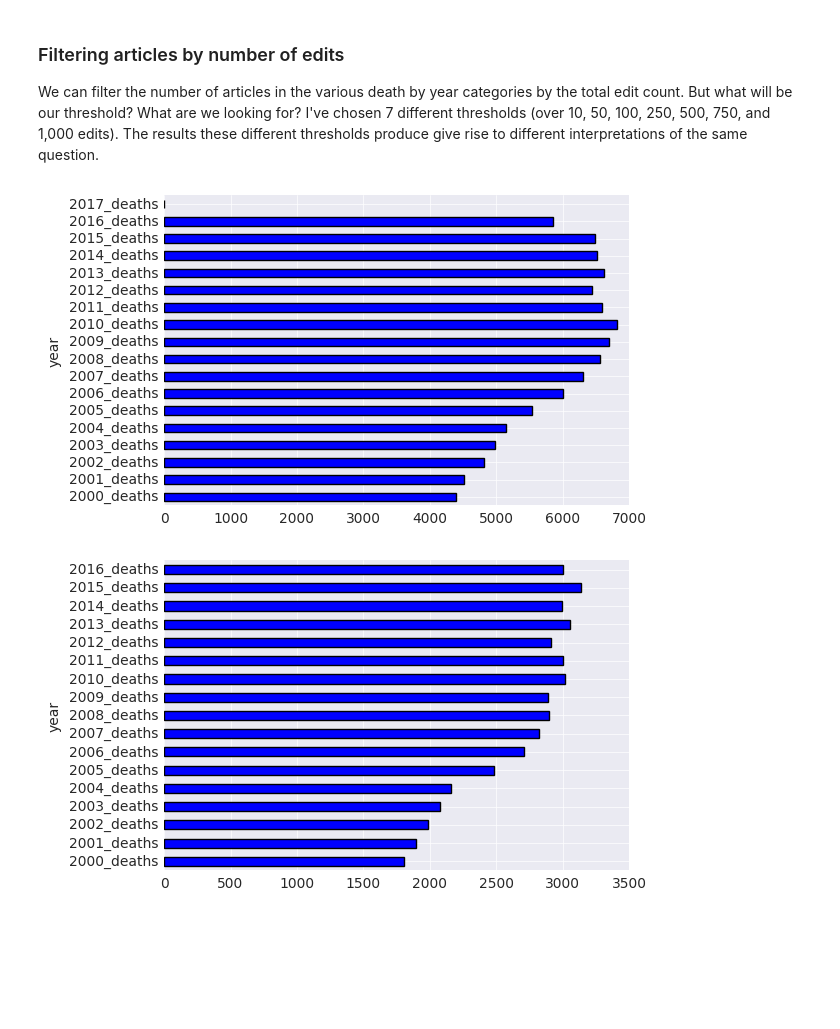
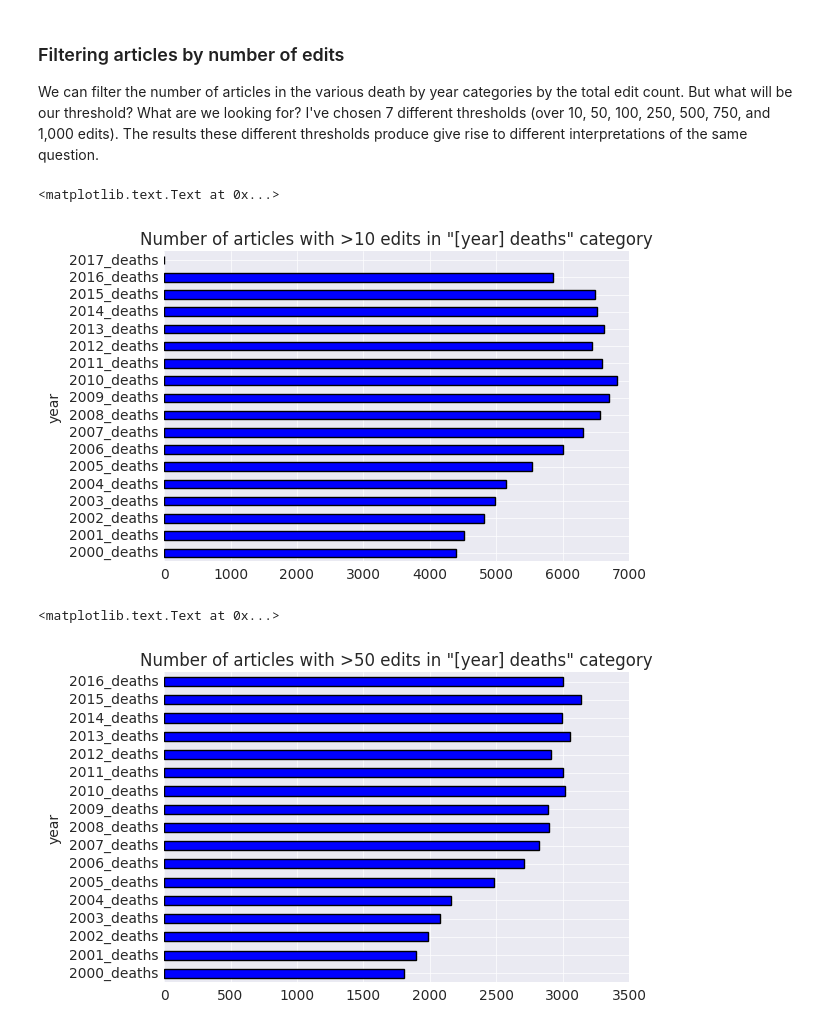
Before and after one commit to staeiou/wiki-stat-notebooks, a Jupyter notebook: deaths/deaths-enwiki-2016.ipynb, the cells around one changed output. Saved outputs shown, nothing was run; the diff lists cells and outputs as text; code cells hidden in the pictures; blank space fills up the shorter version.

Commit message:
add titles to graphs

```diff
--- a/deaths/deaths-enwiki-2016.ipynb
+++ b/deaths/deaths-enwiki-2016.ipynb
@@ -307,13 +325,17 @@ matplotlib.rc('font', **font)
 # %%
 ax = deaths_over10.groupby(['year']).agg(['count']).plot(kind='barh')
 ax.legend_.remove()
+ax.set_title("""Number of articles with >10 edits in "[year] deaths" category""")
 # %% [output]
+<matplotlib.text.Text at 0x...>
-[figure, old version]
+[figure, new version]
 # %%
 ax = deaths_over50.groupby(['year']).agg(['count']).plot(kind='barh')
 ax.legend_.remove()
+ax.set_title("""Number of articles with >50 edits in "[year] deaths" category""")
 # %% [output]
+<matplotlib.text.Text at 0x...>
-[figure, old version]
+[figure, new version]
 # %%
 ax = deaths_over100.groupby(['year']).agg(['count']).plot(kind='barh')
 ax.legend_.remove()
```
Also changed, not shown: parts of 6 cells of this notebook.
